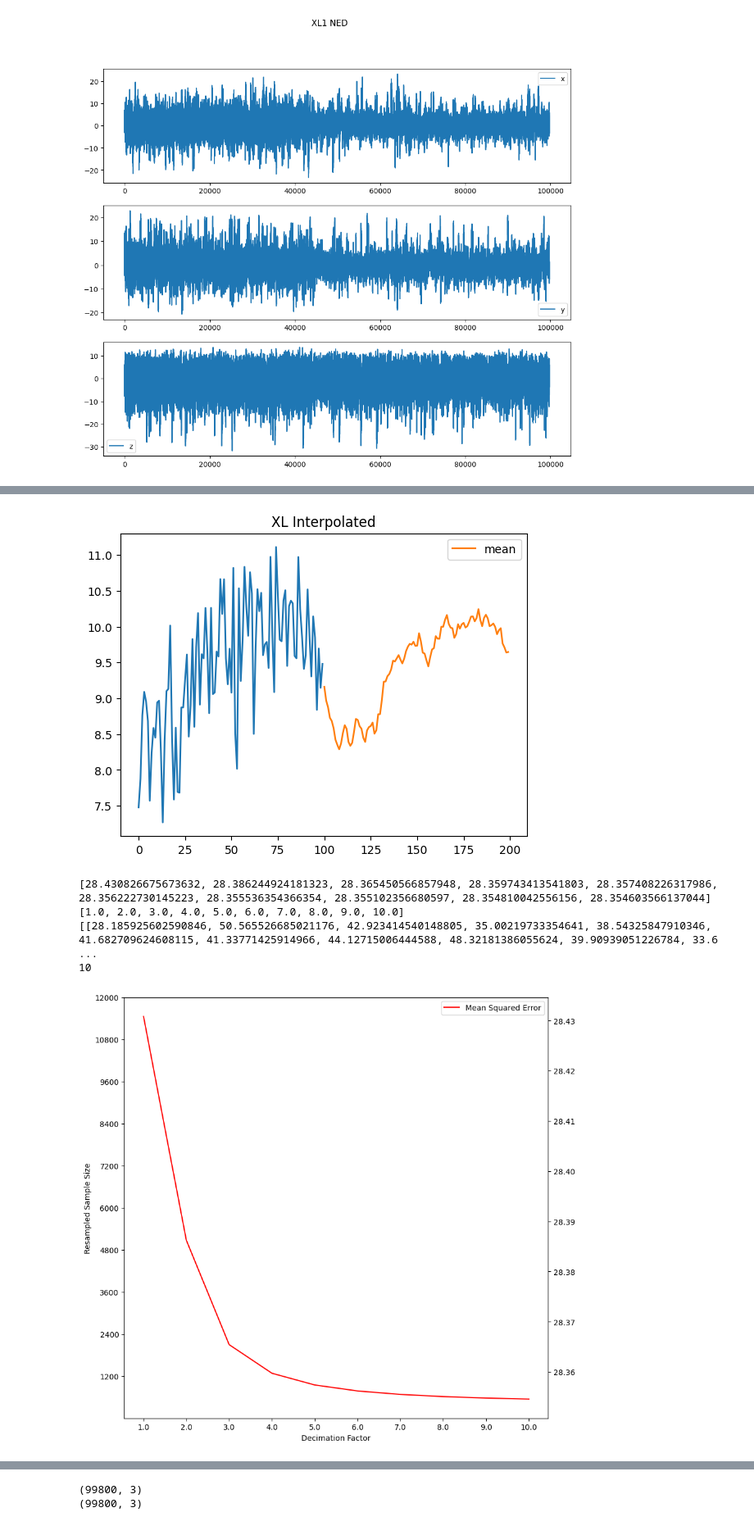
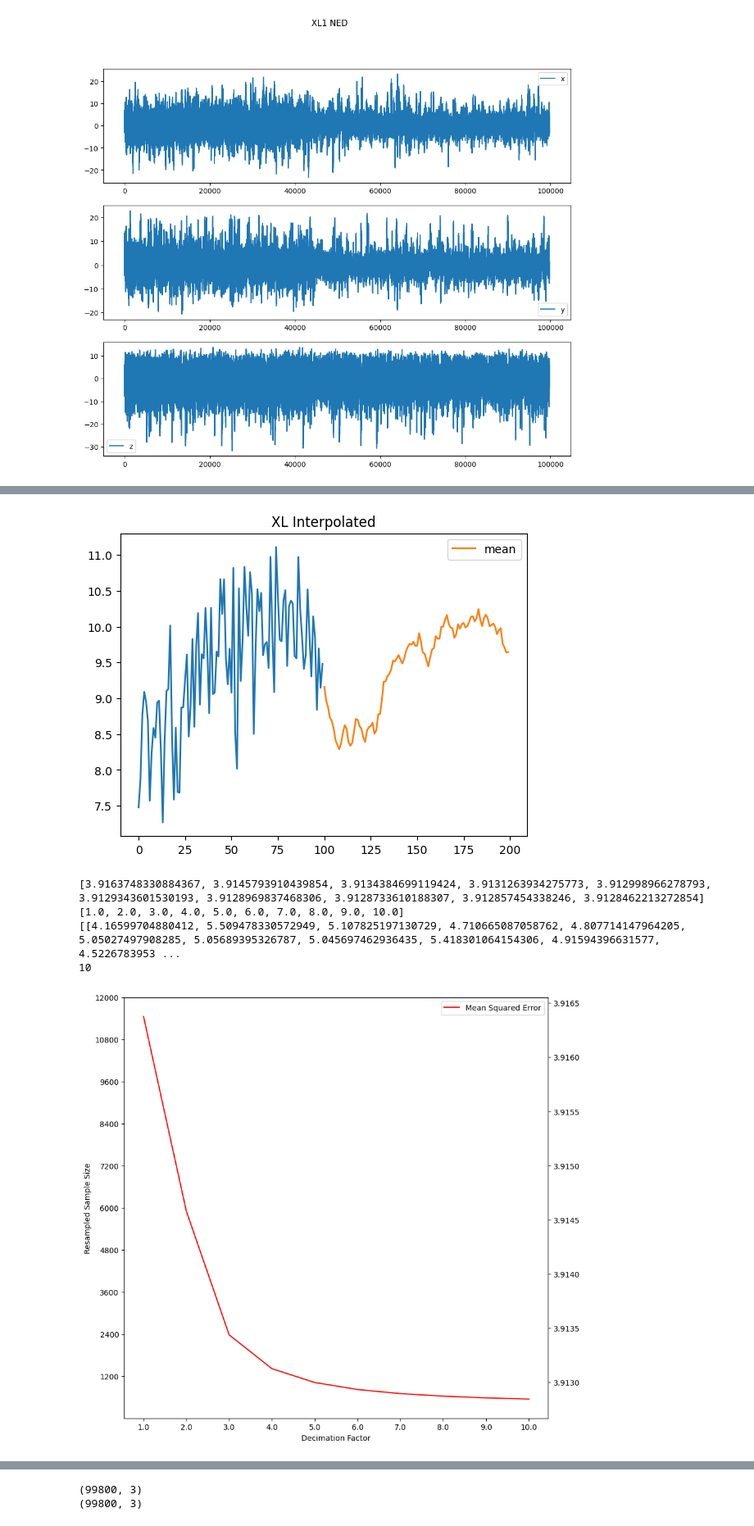
Before and after one commit to ahmedRafique744/Trim-management, a Jupyter notebook: imu_processing.ipynb, the cells around one changed output, grey strips where cells are left out. Shown at 82% size. Saved outputs shown, nothing was run; the diff lists cells and outputs as text; code cells hidden in the pictures.

```diff
--- a/imu_processing.ipynb
+++ b/imu_processing.ipynb
@@ -375,7 +375,7 @@ resample_sizes = []
 mean_squared_list = []
 decimate_sizes = []
 
-total_interval_vals =[]
+total_interval_vals =[] # a list of lists of all MSE values per decimation factor
 
 for i in range(1, 11, 1):
     xl_global = []
@@ -383,7 +383,7 @@ for i in range(1, 11, 1):
     counter = 0
     total_mse = 0
     check = False
-    interval_vals = []
+    interval_vals = [] # a list of all MSE values per decimation factor
     for (name, xl_grp), (name, mg_grp), (name, gy_grp) in zip(xl_group, mg_group, gy_group):
         xl_required = correct_data(xl_grp.drop(columns=['interval']).values)
         xl_required = clip_xl(xl_required[:,1:], 2)
@@ -435,9 +435,10 @@ for i in range(1, 11, 1):
 
             # print("------------------------------------------")
 
-            interval_mse = mean_squared_error(np.array(xl_d[100:1100]), new_xl_w[1000:2000,:])
+            interval_mse = mean_absolute_error(np.array(xl_d[100:1100]), new_xl_w[1000:2000,:])
             counter += 1
             total_mse += interval_mse
+
             interval_vals.append(interval_mse)
 
     if len(xl_w) != 3:
@@ -448,36 +449,36 @@ for i in range(1, 11, 1):
         resample_sizes.append(1200*i)
         decimate_sizes.append(factor)
 
         mean_squared_list.append(average_mse)
 
         total_interval_vals.append(interval_vals)
 
 print(mean_squared_list)
 print(decimate_sizes)
 print(total_interval_vals)
 print(len(total_interval_vals))
 
 fig, ax1 = plt.subplots()
 fig.set_figwidth(10)
 fig.set_figheight(10)
 ax_t = ax1.twinx()
 ax_t.plot(decimate_sizes, mean_squared_list, label="Mean Squared Error", c="red")
 ax1.set_xticks(decimate_sizes, labels=list(decimate_sizes))
 ax1.set_yticks(resample_sizes, labels=list(resample_sizes))
 ax1.set_xlabel("Decimation Factor")
 ax1.set_ylabel("Resampled Sample Size")
 plt.legend()
 plt.show()
 # %% [output]
 [figure]
 [figure]
 [figure]
 [figure]
-[28.430826675673632, 28.386244924181323, 28.365450566857948, 28.359743413541803, 28.357408226317986, 28.356222730145223, 28.355536354366354, 28.355102356680597, 28.354810042556156, 28.354603566137044]
+[3.9163748330884367, 3.9145793910439854, 3.9134384699119424, 3.9131263934275773, 3.912998966278793, 3.9129343601530193, 3.9128969837468306, 3.9128733610188307, 3.912857454338246, 3.9128462213272854]
 [1.0, 2.0, 3.0, 4.0, 5.0, 6.0, 7.0, 8.0, 9.0, 10.0]
-[[28.185925602590846, 50.565526685021176, 42.923414540148805, 35.00219733354641, 38.54325847910346, 41.682709624608115, 41.33771425914966, 44.12715006444588, 48.32181386055624, 39.90939051226784, 33.6 ...
+[[4.16599704880412, 5.509478330572949, 5.107825197130729, 4.710665087058762, 4.807714147964205, 5.05027497908285, 5.05689395326787, 5.045697462936435, 5.418301064154306, 4.91594396631577, 4.5226783953 ...
 10
-[figure, old version]
+[figure, new version]
 # %%
 # Resampling and Decimating Magnetometer Data
 
```
Also changed, not shown: parts of 2 cells of this notebook.
